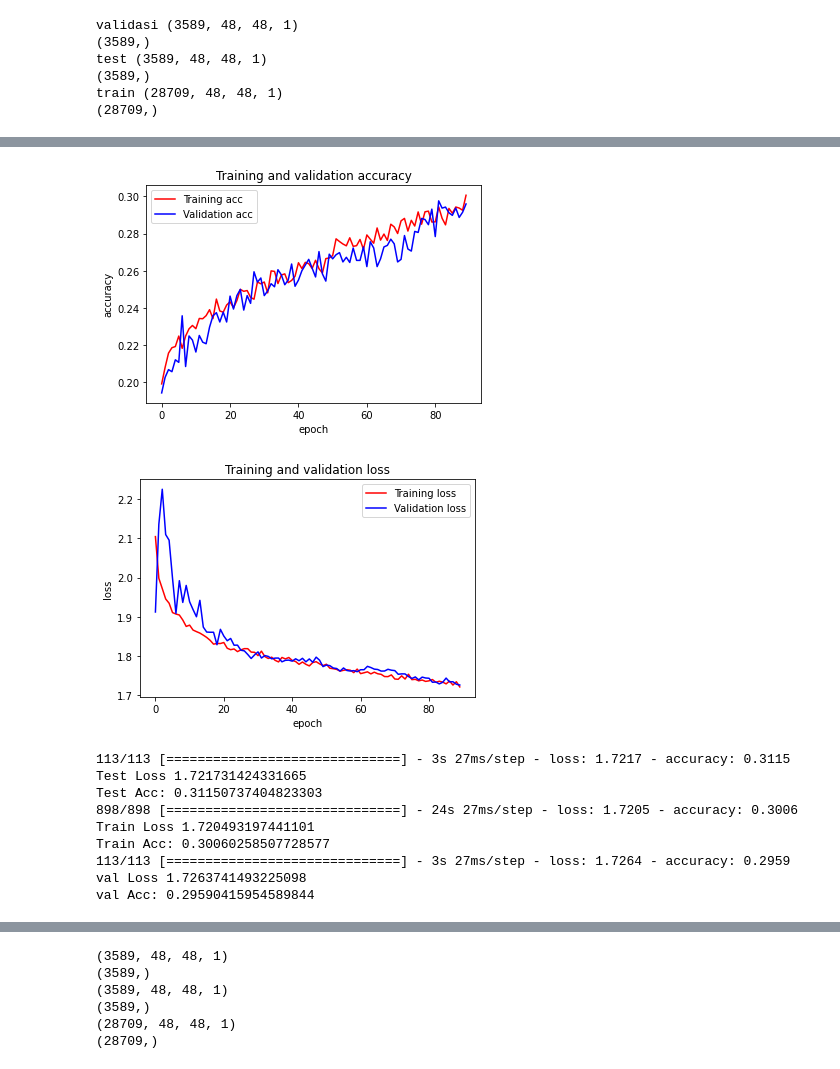
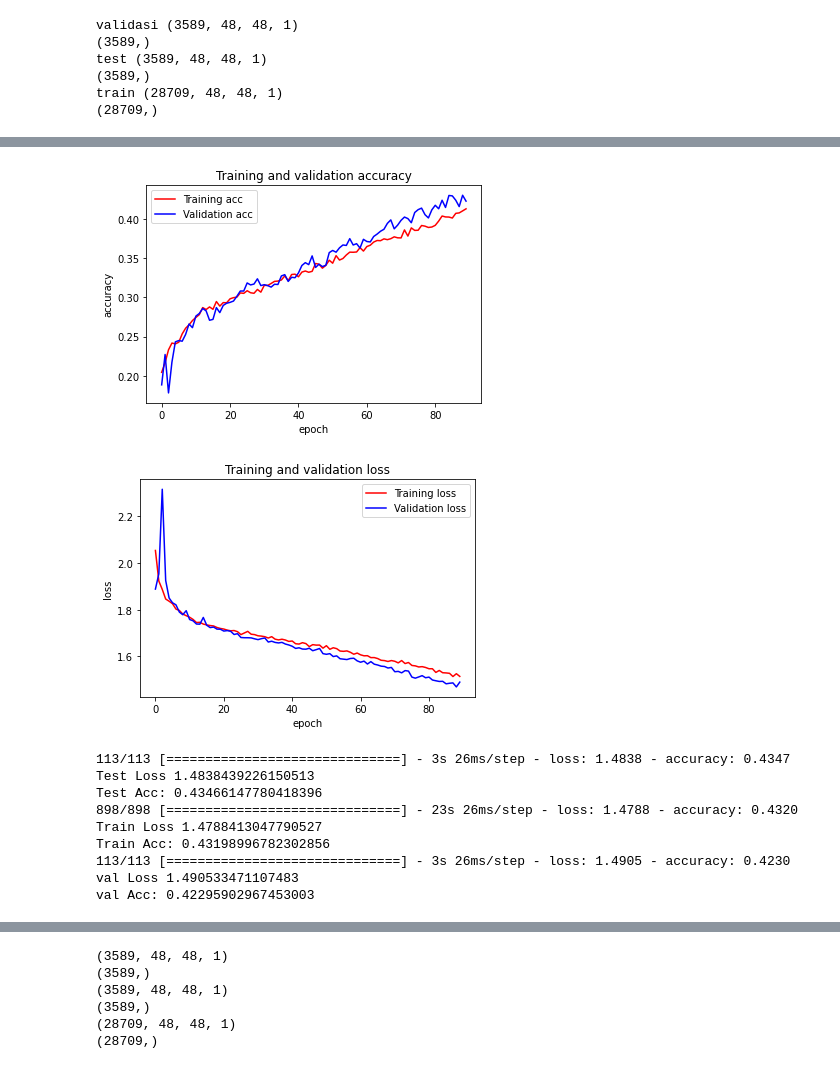
Before and after one commit to senapahlevi/FER2013_Resnet50_WeightNone, a Jupyter notebook: TAseed/epoch90/FER2013_Resnet50_weightnone_90seed2fixTrainTestVal.ipynb, the cells around one changed output, grey strips where cells are left out. Saved outputs shown, nothing was run; the diff lists cells and outputs as text; code cells hidden in the pictures.

Commit message:
SGD=0.0005_seed_epochs90_resnet50edit_Aug

```diff
--- a/TAseed/epoch90/FER2013_Resnet50_weightnone_90seed2fixTrainTestVal.ipynb
+++ b/TAseed/epoch90/FER2013_Resnet50_weightnone_90seed2fixTrainTestVal.ipynb
@@ -400,7 +402,7 @@ num_classes = 7
 
 from keras.optimizers import Adam, SGD
 model = ResNet50(input_shape = (48, 48, 1), classes = 7)
-optimizer = SGD(learning_rate=0.0001)
+optimizer = SGD(learning_rate=0.0005)
 model.compile(optimizer= optimizer, loss='sparse_categorical_crossentropy', metrics=['accuracy'])
 # %%
 model.summary()
@@ -456,31 +458,31 @@ Epoch 90/90
 # %%
 import matplotlib.pyplot as plt
 
-model.save('/content/drive/MyDrive/FER2013KaggleOri/fer2013/Resnet50Scracth/scratchcheckpoint/Fix_resnet50edit_seed2_SGD_90_shuffalse_Aug2.h5')
+model.save('/content/drive/MyDrive/FER2013KaggleOri/fer2013/Resnet50Scracth/scratchcheckpoint/Fix_resnet50edit_seed3_SGD_90_shuffalse_Aug3.h5')
 
 #gffhgffkjkjdskjjkjkjkjhjhnnnhjhhuyghhgdasn
 accuracy = history.history['accuracy']
 val_accuracy = history.history['val_accuracy']
 loss = history.history['loss']
 val_loss = history.history['val_loss']
 num_epochs = range(len(accuracy))
 plt.plot(num_epochs, accuracy, 'r', label='Training acc')
 plt.plot(num_epochs, val_accuracy, 'b', label='Validation acc')
 plt.title('Training and validation accuracy')
 plt.ylabel('accuracy')
 plt.xlabel('epoch')
 plt.legend()
 plt.figure()
 plt.plot(num_epochs, loss, 'r', label='Training loss')
 plt.plot(num_epochs, val_loss, 'b', label='Validation loss')
 plt.title('Training and validation loss')
 plt.ylabel('loss')
 plt.xlabel('epoch')
 plt.legend()
 plt.show()
 # %% [output]
-[figure, old version]
+[figure, new version]
-[figure, old version]
+[figure, new version]
 # %%
 testloss = model.evaluate(xtest, ytest)
 print("Test Loss " + str(testloss[0]))
@@ -493,14 +495,14 @@ vallosz = model.evaluate(x_val, y_val)
 print("val Loss " + str(vallosz[0]))
 print("val Acc: " + str(vallosz[1]))
 # %% [output]
-113/113 [==============================] - 3s 27ms/step - loss: 1.7217 - accuracy: 0.3115
-Test Loss 1.721731424331665
-Test Acc: 0.31150737404823303
-898/898 [==============================] - 24s 27ms/step - loss: 1.7205 - accuracy: 0.3006
-Train Loss 1.720493197441101
-Train Acc: 0.30060258507728577
-113/113 [==============================] - 3s 27ms/step - loss: 1.7264 - accuracy: 0.2959
-val Loss 1.7263741493225098
-val Acc: 0.29590415954589844
+113/113 [==============================] - 3s 26ms/step - loss: 1.4838 - accuracy: 0.4347
+Test Loss 1.4838439226150513
+Test Acc: 0.43466147780418396
+898/898 [==============================] - 23s 26ms/step - loss: 1.4788 - accuracy: 0.4320
+Train Loss 1.4788413047790527
+Train Acc: 0.43198996782302856
+113/113 [==============================] - 3s 26ms/step - loss: 1.4905 - accuracy: 0.4230
+val Loss 1.490533471107483
+val Acc: 0.42295902967453003
 # %%
 from keras.models import load_model
```
Also changed, not shown: parts of 9 cells of this notebook.
